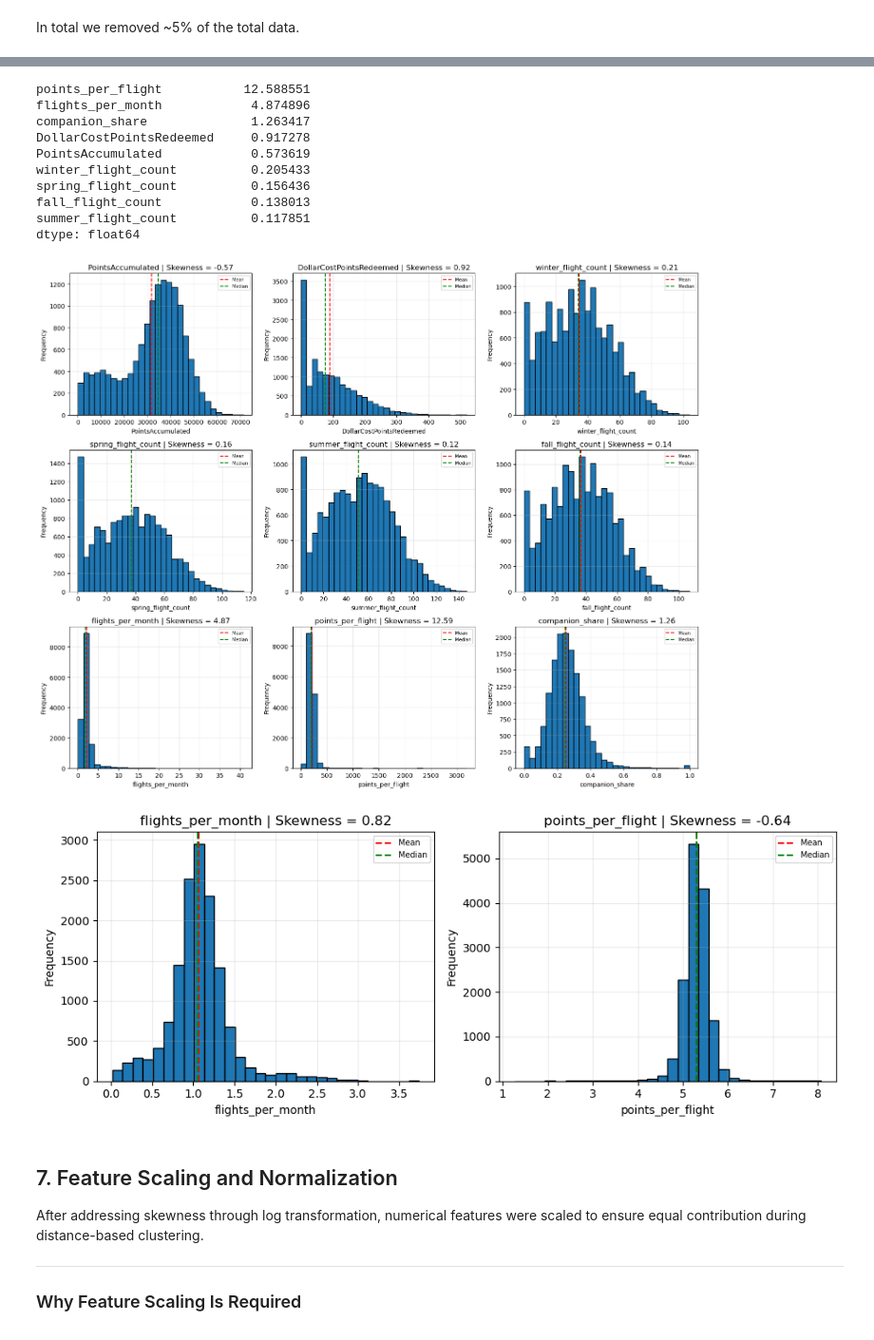
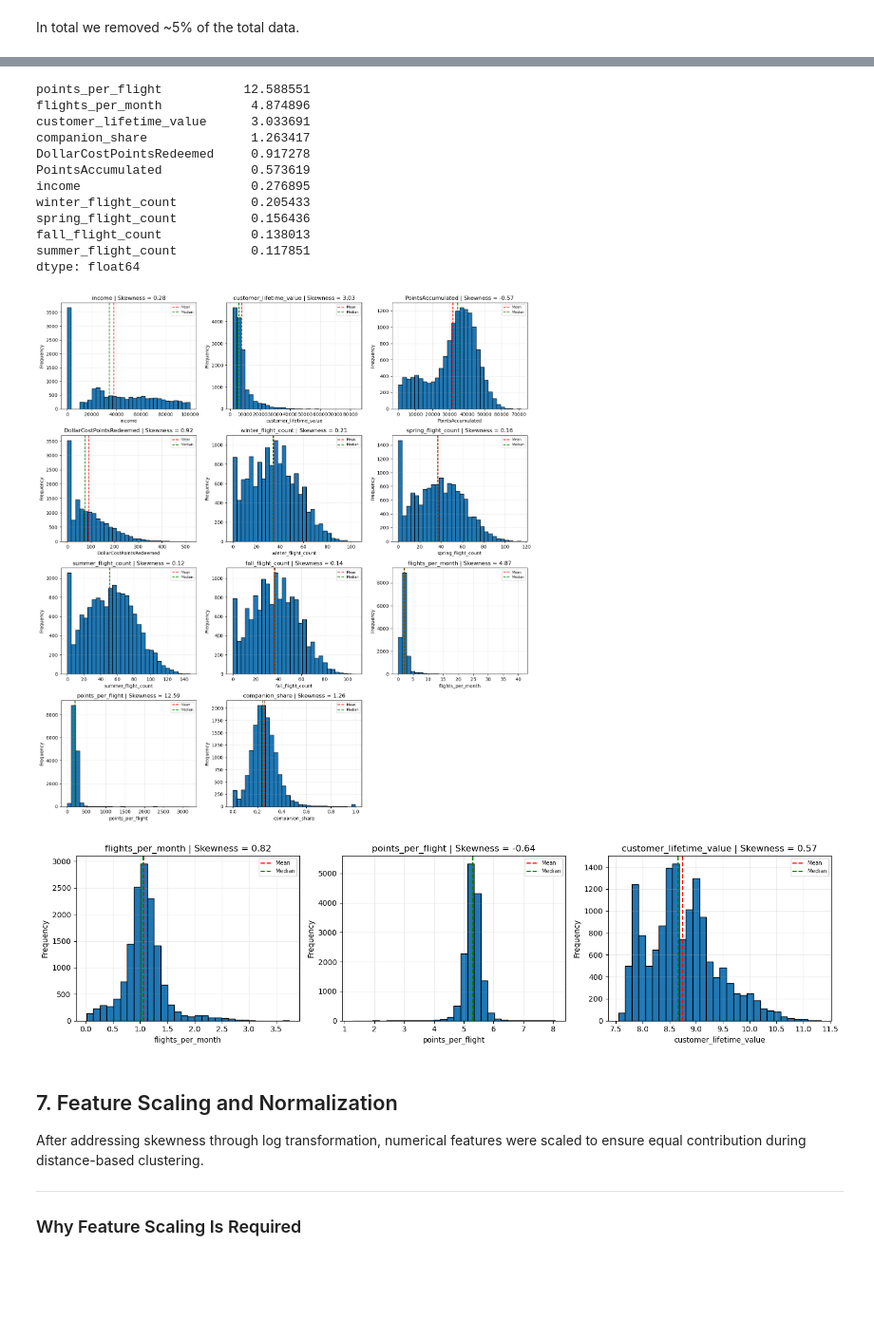
Before and after one commit to ammarCanc/Data-Mining-Project, a Jupyter notebook: Group25_EDA_Code/Group_25_combined_with_VBS.ipynb, the cells around one changed output, grey strips where cells are left out. Shown at 95% size. Cells and saved outputs as stored; diff of their text form; code cells hidden in the pictures; blank space fills up the shorter version.

```diff
--- a/Group25_EDA_Code/Group_25_combined_with_VBS.ipynb
+++ b/Group25_EDA_Code/Group_25_combined_with_VBS.ipynb
@@ -772,12 +789,6 @@ fe_df.describe()
 | 75% | 771890.50000 | 62447.500000 | 8927.350000 | 0.000000 | 107.700000 | 208.000000 | ... |
 | max | 999986.00000 | 99981.000000 | 83325.380000 | 1.000000 | 130.300000 | 349.000000 | ... |
 # %%
-fe_df['clv_band'] = pd.cut(
-    fe_df['customer_lifetime_value'].fillna(0),
-    bins=[-1, 5000, 15000, 30000, np.inf],
-    labels=['low_value', 'mid_value', 'high_value', 'very_high_value']
-)
-
 fe_df['points_redeemed_band'] = pd.cut(
     fe_df['PointsRedeemed'].fillna(0),
     bins=[-1, 0, 1000, 5000, np.inf],
@@ -825,12 +836,6 @@ fe_df['tenure_band'] = pd.cut(
     bins=[-1, 12, 36, 72, np.inf],
     labels=['new_customer', 'established', 'loyal', 'veteran']
 )
-
-fe_df['income_band'] = pd.cut(
-    fe_df['income'].fillna(0),
-    bins=[-1, 30000, 60000, 100000, np.inf],
-    labels=['low_income', 'mid_income', 'upper_mid_income', 'high_income']
-)
 fe_df.isna().sum()[
     fe_df.isna().sum() > 0
 ].sort_values(ascending=False)
@@ -859,14 +864,12 @@ memory usage: 4.0+ MB
 # %%
 cols_to_drop = [
-    "customer_lifetime_value",
     "PointsRedeemed",
-    "NumFlights",
     "NumFlightsWithCompanions",
     "DistanceKM",
     "tenure_months",
-    "income",
     "avg_distance_per_flight",
-    "redeem_ratio"
+    "redeem_ratio",
+    "NumFlights"
 ]
 
 fe_df.drop(columns=cols_to_drop, inplace=True)
@@ -1382,9 +1381,11 @@ skew_check
 # %% [output]
 points_per_flight           12.588551
 flights_per_month            4.874896
+customer_lifetime_value      3.033691
 companion_share              1.263417
 DollarCostPointsRedeemed     0.917278
 PointsAccumulated            0.573619
+income                       0.276895
 winter_flight_count          0.205433
 spring_flight_count          0.156436
 fall_flight_count            0.138013
@@ -1393,17 +1394,17 @@ dtype: float64
 # %%
 plot_skewness_grid(fe_df_encoded, numeric_cols)
 # %% [output]
-[figure, old version]
+[figure, new version]
 # %%
-log_transformed_cols = ['flights_per_month', 'points_per_flight']
+log_transformed_cols = ['flights_per_month', 'points_per_flight', 'customer_lifetime_value']
 fe_df_log = fe_df_encoded.copy()
 
 for col in log_transformed_cols:
     fe_df_log[col] = np.log1p(fe_df_log[col])
 
 plot_skewness_grid(fe_df_log, log_transformed_cols)
 # %% [output]
-[figure, old version]
+[figure, new version]
 # %% [markdown]
 ## 7. Feature Scaling and Normalization
 
```
Also changed, not shown: parts of 41 cells of this notebook.
